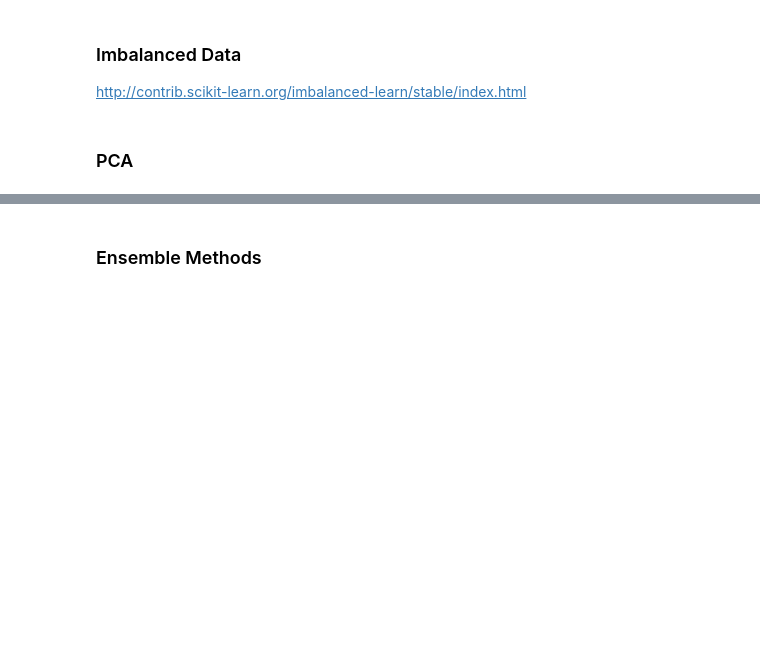
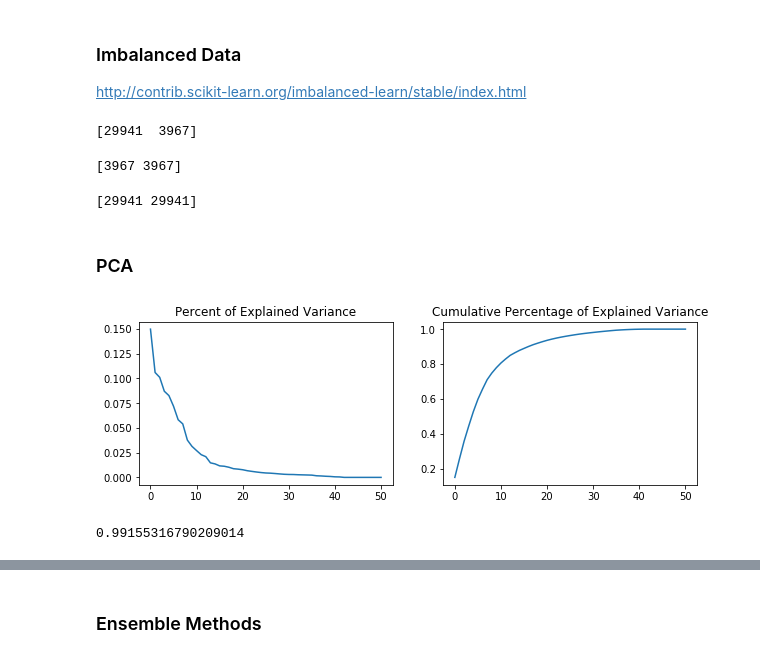
Before and after one commit to lingblahblah/Big-Data-in-Finance, a Jupyter notebook: Data Analysis.ipynb, the cells around one changed output, grey strips where cells are left out. Cells and saved outputs as stored; diff of their text form; code cells hidden in the pictures; blank space fills up the shorter version.

Commit message:
add PCA and Imbalanced Data

```diff
--- a/Data Analysis.ipynb
+++ b/Data Analysis.ipynb
@@ -123,10 +97,10 @@ def visualize_categorical(ax1, ax2, df, col, target):
 # df['y'].sum()/len(df['y'])
 
 # Convert dependent variable into binary indicator
-#data.loc[data.y == 'no', 'y'] = 0
-#data.loc[data.y == 'yes', 'y'] = 1
+data.loc[data.y == 'no', 'y'] = 0
+data.loc[data.y == 'yes', 'y'] = 1
 
-#data[['y']] = data[['y']].astype(int)
+data[['y']] = data[['y']].astype(int)
 # %%
 data.head()
 # %% [output]
@@ -243,5 +201,46 @@ X_train, X_test, y_train, y_test = train_test_split(df.drop('y', axis=1).values,
 # %% [markdown]
 ### Imbalanced Data
 http://contrib.scikit-learn.org/imbalanced-learn/stable/index.html
+# %%
+print(np.bincount(y_train))
+# original data:
+# no 29941
+# yes 3967
+# %% [output]
+[29941  3967]
+# %%
+rus = RandomUnderSampler(replacement=False)
+X_train_subsample, y_train_subsample = rus.fit_sample(X_train, y_train)
+print(np.bincount(y_train_subsample))
+# %% [output]
+[3967 3967]
+# %%
+smote = SMOTE()
+X_train_smote, y_train_smote = smote.fit_sample(X_train, y_train)
+print(np.bincount(y_train_smote))
+# %% [output]
+[29941 29941]
 # %% [markdown]
 ### PCA
+# %%
+'''PCA with Imbalanced Data'''
+pca = PCA()
+X_train_pca = pca.fit_transform(X_train)
+fig, (ax11, ax12) = plt.subplots(1, 2, figsize=(10,3))
+ax11.plot(pca.explained_variance_ratio_)
+ax11.title.set_text('Percent of Explained Variance')
+cum_explained_var_ratio = []
+for i in range(len(pca.explained_variance_ratio_)):
+    if i == 0:
+        cum_explained_var_ratio.append(pca.explained_variance_ratio_[i])
+    else:
+        cum_explained_var_ratio.append(cum_explained_var_ratio[i-1] + pca.explained_variance_ratio_[i])
+ax12.plot(cum_explained_var_ratio)
+ax12.title.set_text('Cumulative Percentage of Explained Variance')
+plt.show()
+# 17 variables -> 90%
+# 24 variables -> 95%
+# 35 variables -> 99%
+# %% [output]
+[figure, added]
+0.99155316790209014
```
Also changed, not shown: parts of 8 cells of this notebook.
